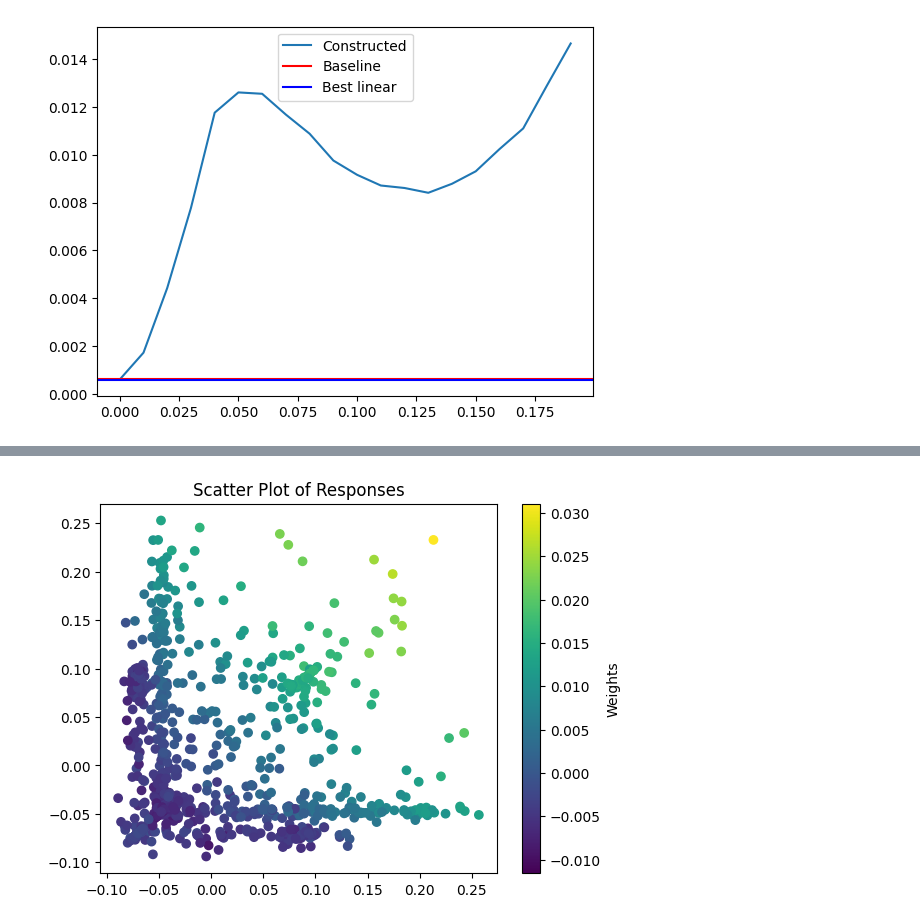
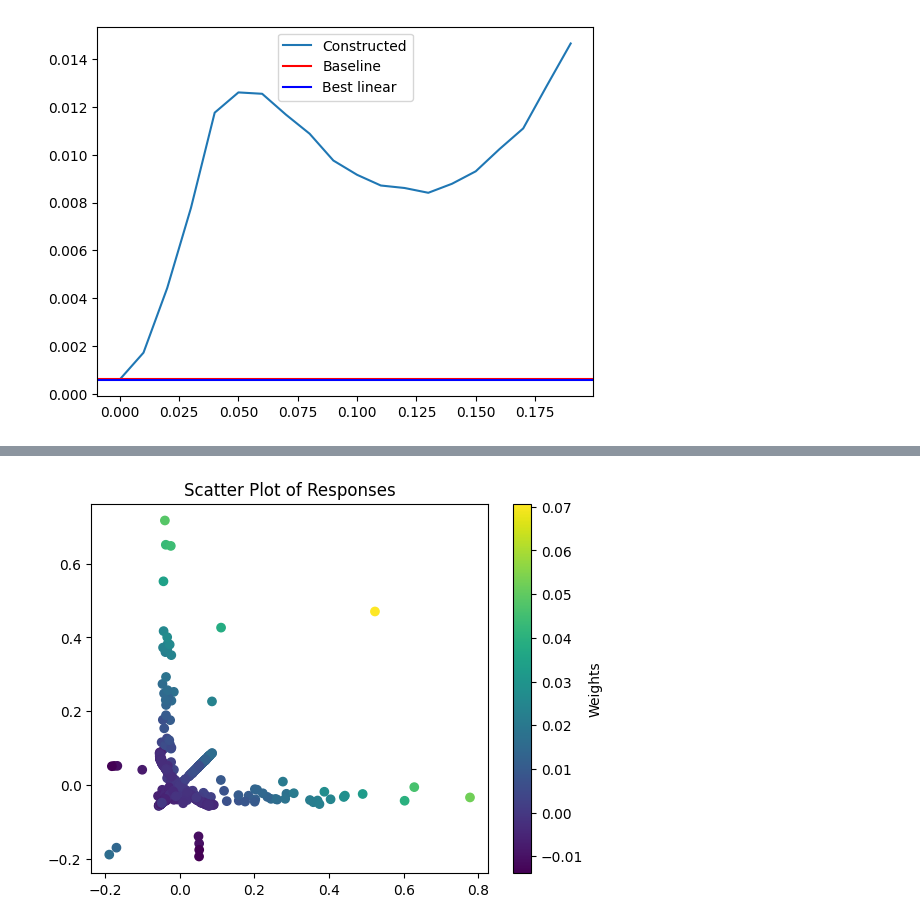
Before and after one commit to BorisTheBrave/uand-toy-model, a Jupyter notebook: uand.ipynb, the cells around one changed output, grey strips where cells are left out. Drawn from its saved outputs; the diff is of its cells as text; code cells hidden in the pictures.

Commit message:
Progress

```diff
--- a/uand.ipynb
+++ b/uand.ipynb
@@ -86,10 +86,10 @@ optimizer = torch.optim.Adam(model.parameters(), lr=0.001, weight_decay=0.00001)
 #model.linear.weight.data = torch.abs(model.linear.weight.data)
 # %%
 
-def train_model(model, batch_size=10000, n_epochs=3000, optimizer=optimizer, criterion=weighted_loss):
+def train_model(model, batch_size=10000, n_epochs=3000, optimizer=optimizer, criterion=weighted_loss, start_epoch=0):
     criterion = weighted_loss
 
-    progress_bar = tqdm.tqdm(range(n_epochs))
+    progress_bar = tqdm.tqdm(range(start_epoch, n_epochs))
     for epoch in progress_bar:
         # Generate random batch of sparse inputs
         inputs = random_sparse_inputs(batch_size)
@@ -112,7 +112,12 @@ def train_model(model, batch_size=10000, n_epochs=3000, optimizer=optimizer, cri
 
         progress_bar.set_description(f'Epoch [{epoch+1}/{n_epochs}], Loss: {loss.item():.6f}')
 
-train_model(model, n_epochs=3000)
+        if epoch % 100 == 0:
+            scatter_plot(model)
+            plt.savefig(f'plots/scatter_plot_{epoch}.png')
+            plt.close()
+
+train_model(model, start_epoch=6000, n_epochs=24000)
 # %%
 # Save model checkpoint
 torch.save({
@@ -240,32 +246,30 @@ plt.show()
 import numpy as np
 
 
-weights = model.linear2.weight[1]
-
-with torch.no_grad():
-    # Pre-relu intermidiate values under different asusmpts of the inputs
-    ints_00 = model.linear(random_first_inputs(10000, [0, 0])).mean(dim=0, keepdim=True)
-    ints_01 = model.linear(random_first_inputs(10000, [0, 1])).mean(dim=0, keepdim=True)
-    ints_10 = model.linear(random_first_inputs(10000, [1, 0])).mean(dim=0, keepdim=True)
-    ints_11 = model.linear(random_first_inputs(10000, [1, 1])).mean(dim=0, keepdim=True)
+# with torch.no_grad():
+#     # Pre-relu intermidiate values under different asusmpts of the inputs
+#     ints_00 = model.linear(random_first_inputs(10000, [0, 0])).mean(dim=0, keepdim=True)
+#     ints_01 = model.linear(random_first_inputs(10000, [0, 1])).mean(dim=0, keepdim=True)
+#     ints_10 = model.linear(random_first_inputs(10000, [1, 0])).mean(dim=0, keepdim=True)
+#     ints_11 = model.linear(random_first_inputs(10000, [1, 1])).mean(dim=0, keepdim=True)
 
 
-v0 = 9
-v1 = 10
+v0 = 0
+v1 = 2
 
 # How does each itnermediate value respond to each input?
-resp0 = model.linear.weight[None, :, v0]
-resp1 = model.linear.weight[None, :, v1]
+resp0 = model.linear.weight[:, v0]
+resp1 = model.linear.weight[:, v1]
 
 weights = model.linear2.weight[v1*m + v0]
 
 # Color from quadrant
-colors = np.where((resp0.detach().cpu().numpy() >= 0) & (resp1[0].detach().cpu().numpy() >= 0), 'r',
-         np.where((resp0.detach().cpu().numpy() >= 0) & (resp1[0].detach().cpu().numpy() < 0), 'g',
-         np.where((resp0.detach().cpu().numpy() < 0) & (resp1[0].detach().cpu().numpy() >= 0), 'b', 'y')))[0]
+colors = np.where((resp0.detach().cpu().numpy() >= 0) & (resp1.detach().cpu().numpy() >= 0), 'r',
+         np.where((resp0.detach().cpu().numpy() >= 0) & (resp1.detach().cpu().numpy() < 0), 'g',
+         np.where((resp0.detach().cpu().numpy() < 0) & (resp1.detach().cpu().numpy() >= 0), 'b', 'y')))
 
 # Color from angle
-# angle = np.arctan2(resp1[0].detach().cpu().numpy(), resp0[0].detach().cpu().numpy())
+# angle = np.arctan2(resp1.detach().cpu().numpy(), resp0.detach().cpu().numpy())
 # colors = np.mod(angle, 2*np.pi) / (2*np.pi)
 
 
@@ -280,28 +284,50 @@ colors = np.where((resp0.detach().cpu().numpy() >= 0) & (resp1[0].detach().cpu()
 #     r3 = max(min((r3 - bottom) / (top - bottom), 1), 0)
 #     colors.append((r1, r2, r3))
 
-wc = weights.detach().cpu().numpy()
-
 score = resp0 + resp1
 
-plt.hist(ints_11[0].detach().cpu().numpy(), bins=50)
-plt.title('Histogram')
-plt.show()
+def fit_circular_score(resp0, resp1, weights):
+    x = torch.tensor([0.0], requires_grad=True, device=device)
+    y = torch.tensor([0.0], requires_grad=True, device=device)
+    a = torch.tensor([-1.0], requires_grad=True, device=device)
+    b = torch.tensor([0.0], requires_grad=True, device=device)
+    m1 = torch.tensor([0.0], requires_grad=True, device=device)
+    m2 = torch.tensor([0.0], requires_grad=True, device=device)
+    optimizer = torch.optim.Adam([x, y, a, b, m1, m2], lr=0.01)
+    for i in tqdm.tqdm(range(1000), desc="Fitting circular score"):
+        score = torch.sqrt((resp0.detach() - x)**2 + (resp1.detach() - y)**2) * a + b + m1 * resp0 + m2 * resp1
+        loss = torch.mean((score - weights.detach())**2)
+        optimizer.zero_grad()
+        loss.backward()
+        optimizer.step()
+    print(f"x={x.item():10.4f}, y={y.item():10.4f}, a={a.item():10.4f}, b={b.item():10.4f}, m1={m1.item():10.4f}, m2={m2.item():10.4f}")
+    return score
 
-plt.scatter(weights.detach().cpu().numpy(), score[0].detach().cpu().numpy())
+#score = fit_circular_score(resp0, resp1, weights)
+
+
+# plt.hist(ints_11[0].detach().cpu().numpy(), bins=50)
+# plt.title('Histogram')
+# plt.show()
+
+plt.scatter(weights.detach().cpu().numpy(), score.detach().cpu().numpy())
 plt.title('Scatter Plot of Weights vs Score')
 plt.show()
-plt.scatter(weights.detach().cpu().numpy(), score[0].detach().cpu().numpy(), c=colors)
+plt.scatter(weights.detach().cpu().numpy(), score.detach().cpu().numpy(), c=colors)
 plt.title('Scatter Plot of Weights vs Score')
 plt.show()
 
 
+plt.scatter(resp0.detach().cpu().numpy(), resp1.detach().cpu().numpy(), c=score.detach().cpu().numpy())
+plt.colorbar(label='Score')
+plt.title('Scatter Plot of Responses')
+plt.show()
 
-plt.scatter(resp0.detach().cpu().numpy(), resp1[0].detach().cpu().numpy(), c=wc)
+plt.scatter(resp0.detach().cpu().numpy(), resp1.detach().cpu().numpy(), c=weights.detach().cpu().numpy())
 plt.colorbar(label='Weights')
 plt.title('Scatter Plot of Responses')
 plt.show()
-plt.scatter(resp0.detach().cpu().numpy(), resp1[0].detach().cpu().numpy(), c=colors)
+plt.scatter(resp0.detach().cpu().numpy(), resp1.detach().cpu().numpy(), c=colors)
 plt.title('Scatter Plot of Responses')
 plt.show()
 # %% [output]
@@ -311 +337 @@ plt.show()
-[figure, old version]
+[figure, new version]
```
Also changed, not shown: parts of 6 cells of this notebook, 1 other file.
